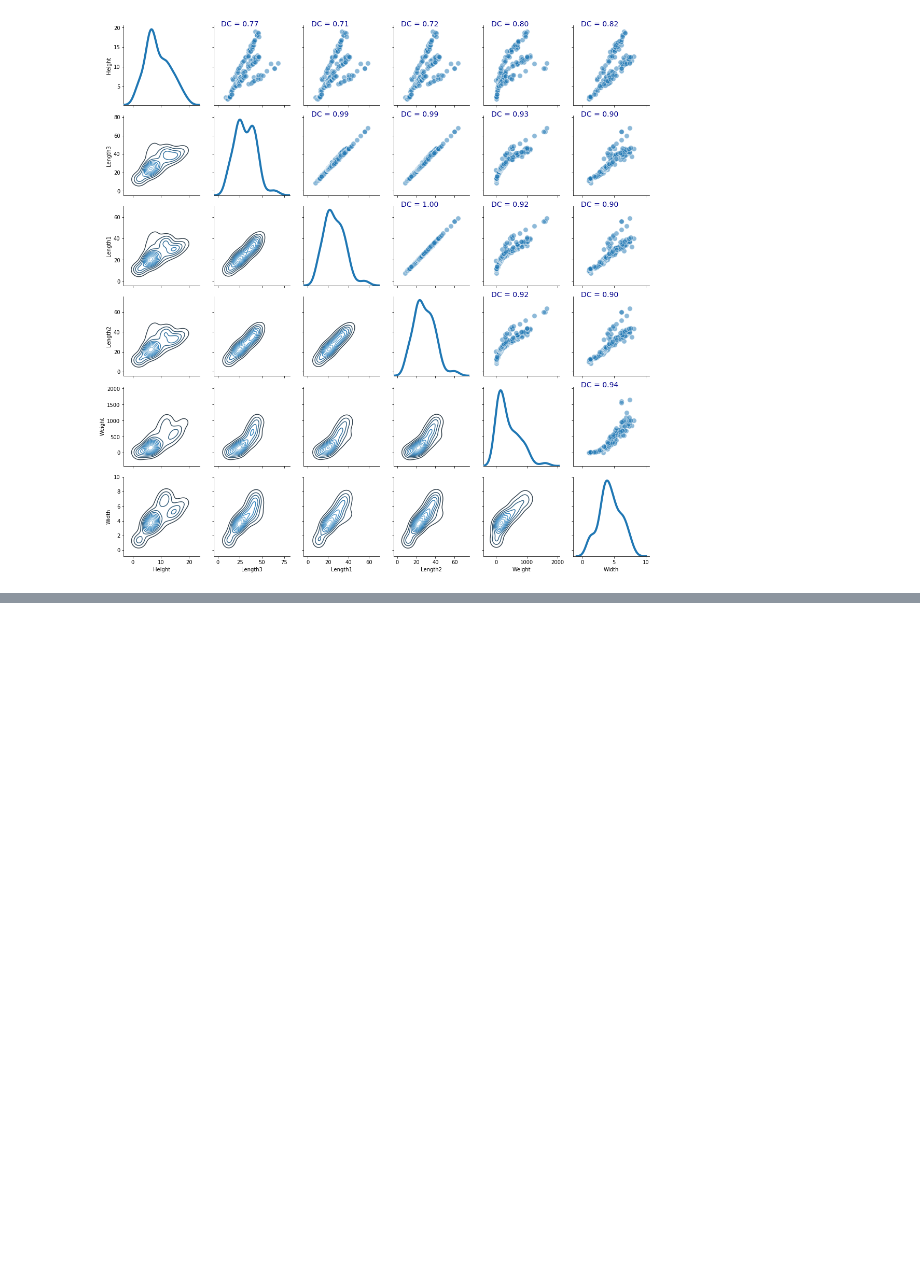
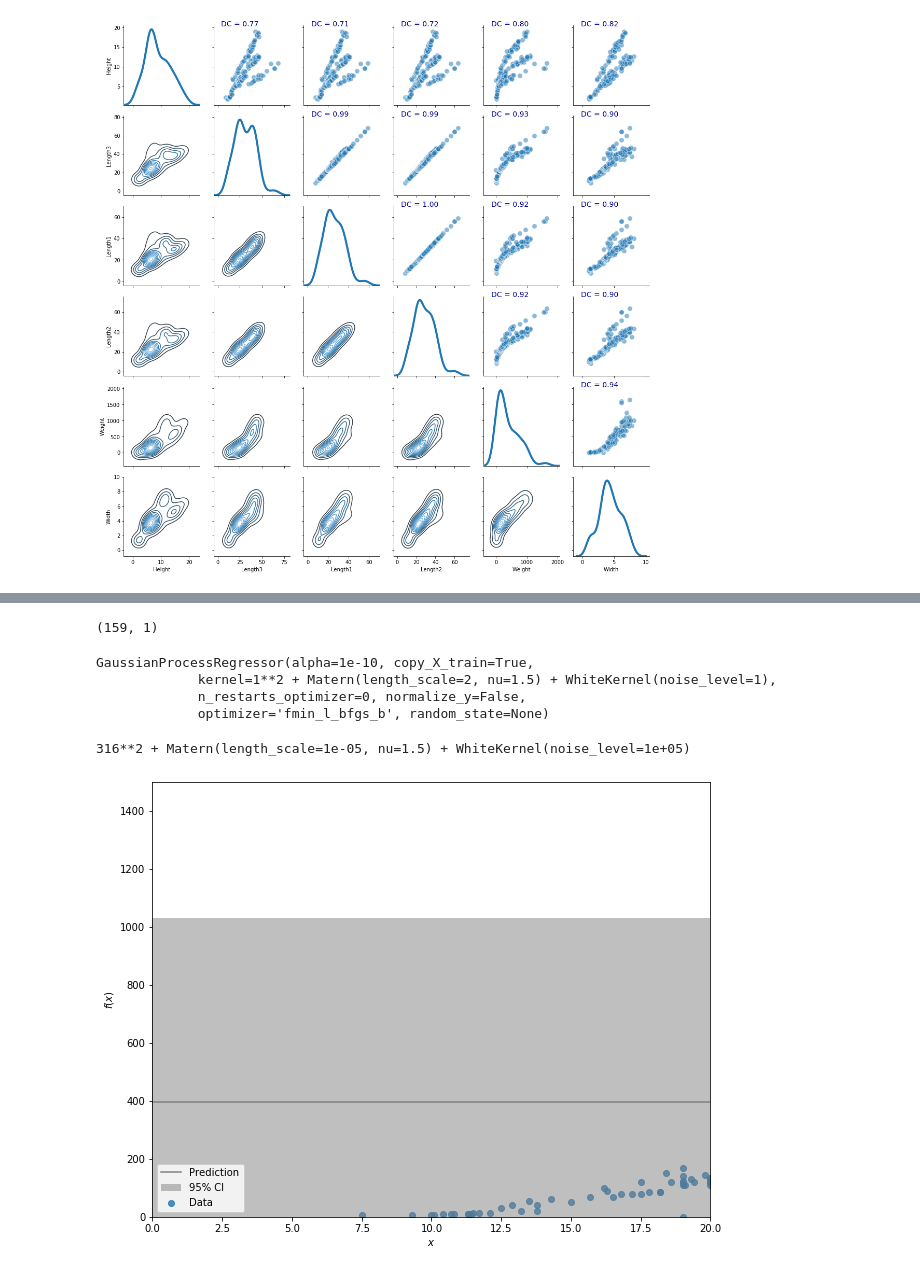
Before and after one commit to rakesh-choudhury/Artificial-Neural-Network-XOR, a Jupyter notebook: Assignment8/Assignment8.ipynb, the cells around one changed output, grey strips where cells are left out. Cells and saved outputs as stored; diff of their text form; code cells hidden in the pictures; blank space fills up the shorter version.

```diff
--- a/Assignment8/Assignment8.ipynb
+++ b/Assignment8/Assignment8.ipynb
@@ -198,0 +283,36 @@ def confInt(r, nwells):
+# %%
+X = x.reshape(-1, 1)
+X.shape
+# %% [output]
+(159, 1)
+# %%
+gp = gaussian_process.GaussianProcessRegressor(kernel=kernel)
+gp.fit(X, y)
+# %% [output]
+GaussianProcessRegressor(alpha=1e-10, copy_X_train=True,
+             kernel=1**2 + Matern(length_scale=2, nu=1.5) + WhiteKernel(noise_level=1),
+             n_restarts_optimizer=0, normalize_y=False,
+             optimizer='fmin_l_bfgs_b', random_state=None)
+# %%
+gp.kernel_
+# %% [output]
+316**2 + Matern(length_scale=1e-05, nu=1.5) + WhiteKernel(noise_level=1e+05)
+# %%
+x_pred = np.linspace(0, 20).reshape(-1,1)
+y_pred, sigma = gp.predict(x_pred, return_std=True)
+# %%
+import matplotlib.pyplot as plt
+plt.figure(figsize=(10,8))
+sns.regplot(x, y, fit_reg=False, label='Data')
+plt.plot(x_pred, y_pred, color='grey', label='Prediction')
+plt.fill(np.concatenate([x_pred, x_pred[::-1]]),
+         np.concatenate([y_pred - 2*sigma,
+                        (y_pred + 2*sigma)[::-1]]),
+         alpha=.5, fc='grey', ec='None', label='95% CI')
+plt.xlabel('$x$')
+plt.ylabel('$f(x)$')
+plt.xlim(0,20)
+plt.ylim(0, 1500)
+plt.legend(loc='lower left');
+# %% [output]
+[figure, added]
```
Also changed, not shown: parts of 14 cells of this notebook, 3 other files.
